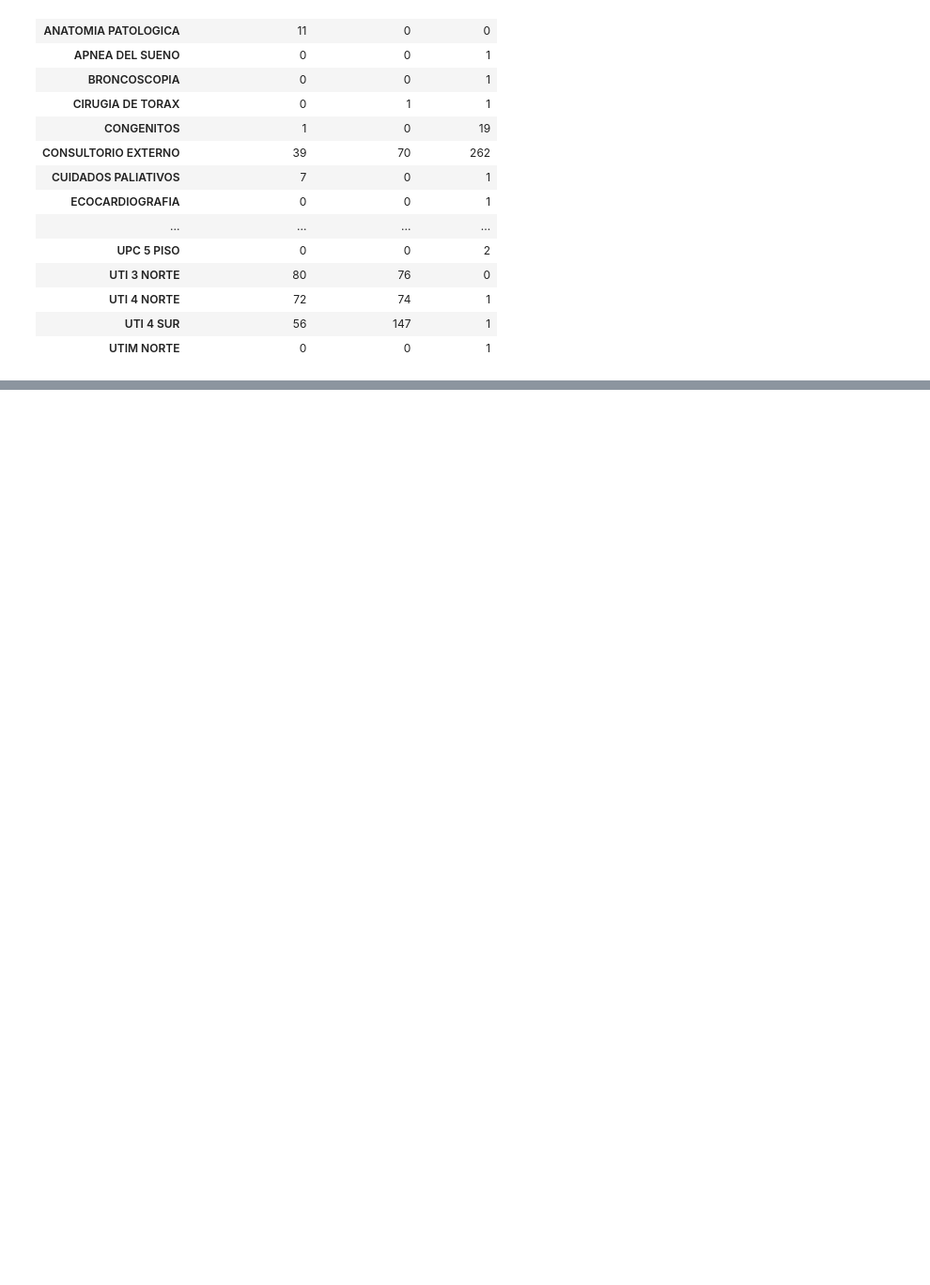
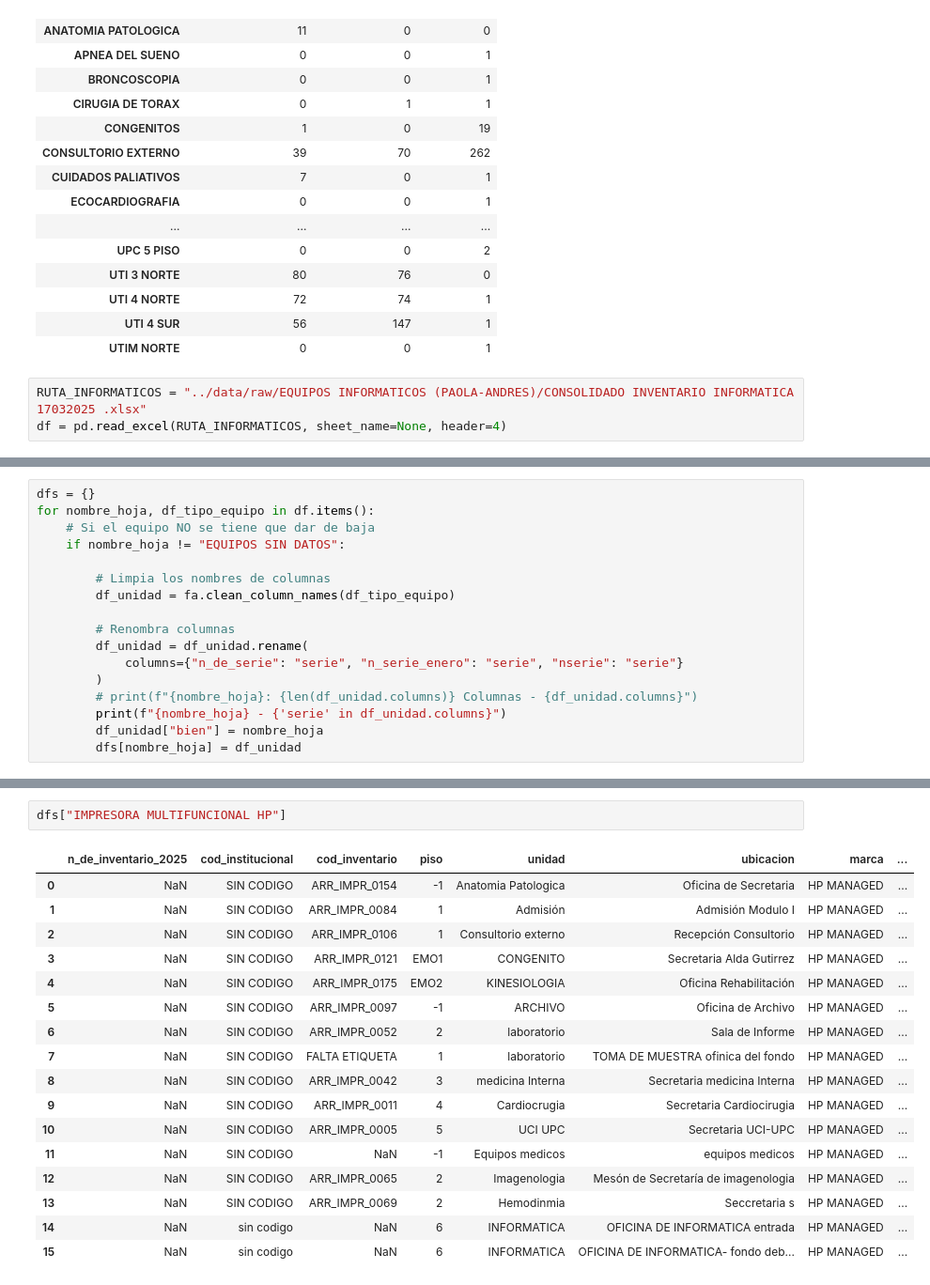
Before and after one commit to JavierRojas14/inventario-finanzas-int, a Jupyter notebook: notebooks/1.0-jrb-testing.ipynb, the cells around one changed output, grey strips where cells are left out. Shown: that part at 94% size. Drawn from its saved outputs; the diff is of its cells as text; blank space fills up the shorter version.

Commit message:
Renombra cols de Informatica

```diff
--- a/notebooks/1.0-jrb-testing.ipynb
+++ b/notebooks/1.0-jrb-testing.ipynb
@@ -56,3 +56,6 @@ pd.pivot_table(
 | UTI 4 NORTE | 72 | 74 | 1 |
 | UTI 4 SUR | 56 | 147 | 1 |
 | UTIM NORTE | 0 | 0 | 1 |
+# %%
+RUTA_INFORMATICOS = "../data/raw/EQUIPOS INFORMATICOS (PAOLA-ANDRES)/CONSOLIDADO INVENTARIO INFORMATICA 17032025 .xlsx"
+df = pd.read_excel(RUTA_INFORMATICOS, sheet_name=None, header=4)
@@ -58,0 +78,17 @@ pd.pivot_table(
+# %%
+dfs = {}
+for nombre_hoja, df_tipo_equipo in df.items():
+    # Si el equipo NO se tiene que dar de baja
+    if nombre_hoja != "EQUIPOS SIN DATOS":
+
+        # Limpia los nombres de columnas
+        df_unidad = fa.clean_column_names(df_tipo_equipo)
+
+        # Renombra columnas
+        df_unidad = df_unidad.rename(
+            columns={"n_de_serie": "serie", "n_serie_enero": "serie", "nserie": "serie"}
+        )
+        # print(f"{nombre_hoja}: {len(df_unidad.columns)} Columnas - {df_unidad.columns}")
+        print(f"{nombre_hoja} - {'serie' in df_unidad.columns}")
+        df_unidad["bien"] = nombre_hoja
+        dfs[nombre_hoja] = df_unidad
@@ -58,0 +107,20 @@ pd.pivot_table(
+# %%
+dfs["IMPRESORA MULTIFUNCIONAL HP"]
+# %% [output]
+|  | n_de_inventario_2025 | cod_institucional | cod_inventario | piso | unidad | ubicacion | marca | ... |
+| 0 | NaN | SIN CODIGO | ARR_IMPR_0154 | -1 | Anatomia Patologica | Oficina de Secretaria | HP MANAGED | ... |
+| 1 | NaN | SIN CODIGO | ARR_IMPR_0084 | 1 | Admisión | Admisión Modulo I | HP MANAGED | ... |
+| 2 | NaN | SIN CODIGO | ARR_IMPR_0106 | 1 | Consultorio externo | Recepción Consultorio | HP MANAGED | ... |
+| 3 | NaN | SIN CODIGO | ARR_IMPR_0121 | EMO1 | CONGENITO | Secretaria Alda Gutirrez | HP MANAGED | ... |
+| 4 | NaN | SIN CODIGO | ARR_IMPR_0175 | EMO2 | KINESIOLOGIA | Oficina Rehabilitación | HP MANAGED | ... |
+| 5 | NaN | SIN CODIGO | ARR_IMPR_0097 | -1 | ARCHIVO | Oficina de Archivo | HP MANAGED | ... |
+| 6 | NaN | SIN CODIGO | ARR_IMPR_0052 | 2 | laboratorio | Sala de Informe | HP MANAGED | ... |
+| 7 | NaN | SIN CODIGO | FALTA ETIQUETA | 1 | laboratorio | TOMA DE MUESTRA ofinica del fondo | HP MANAGED | ... |
+| 8 | NaN | SIN CODIGO | ARR_IMPR_0042 | 3 | medicina Interna | Secretaria medicina Interna | HP MANAGED | ... |
+| 9 | NaN | SIN CODIGO | ARR_IMPR_0011 | 4 | Cardiocrugia | Secretaria Cardiocirugia | HP MANAGED | ... |
+| 10 | NaN | SIN CODIGO | ARR_IMPR_0005 | 5 | UCI UPC | Secretaria UCI-UPC | HP MANAGED | ... |
+| 11 | NaN | SIN CODIGO | NaN | -1 | Equipos medicos | equipos medicos | HP MANAGED | ... |
+| 12 | NaN | SIN CODIGO | ARR_IMPR_0065 | 2 | Imagenologia | Mesón de Secretaría de imagenologia | HP MANAGED | ... |
+| 13 | NaN | SIN CODIGO | ARR_IMPR_0069 | 2 | Hemodinmia | Seccretaria s | HP MANAGED | ... |
+| 14 | NaN | sin codigo | NaN | 6 | INFORMATICA | OFICINA DE INFORMATICA entrada | HP MANAGED | ... |
+| 15 | NaN | sin codigo | NaN | 6 | INFORMATICA | OFICINA DE INFORMATICA- fondo deb... | HP MANAGED | ... |
```
Also changed, not shown: parts of 3 cells of this notebook.
